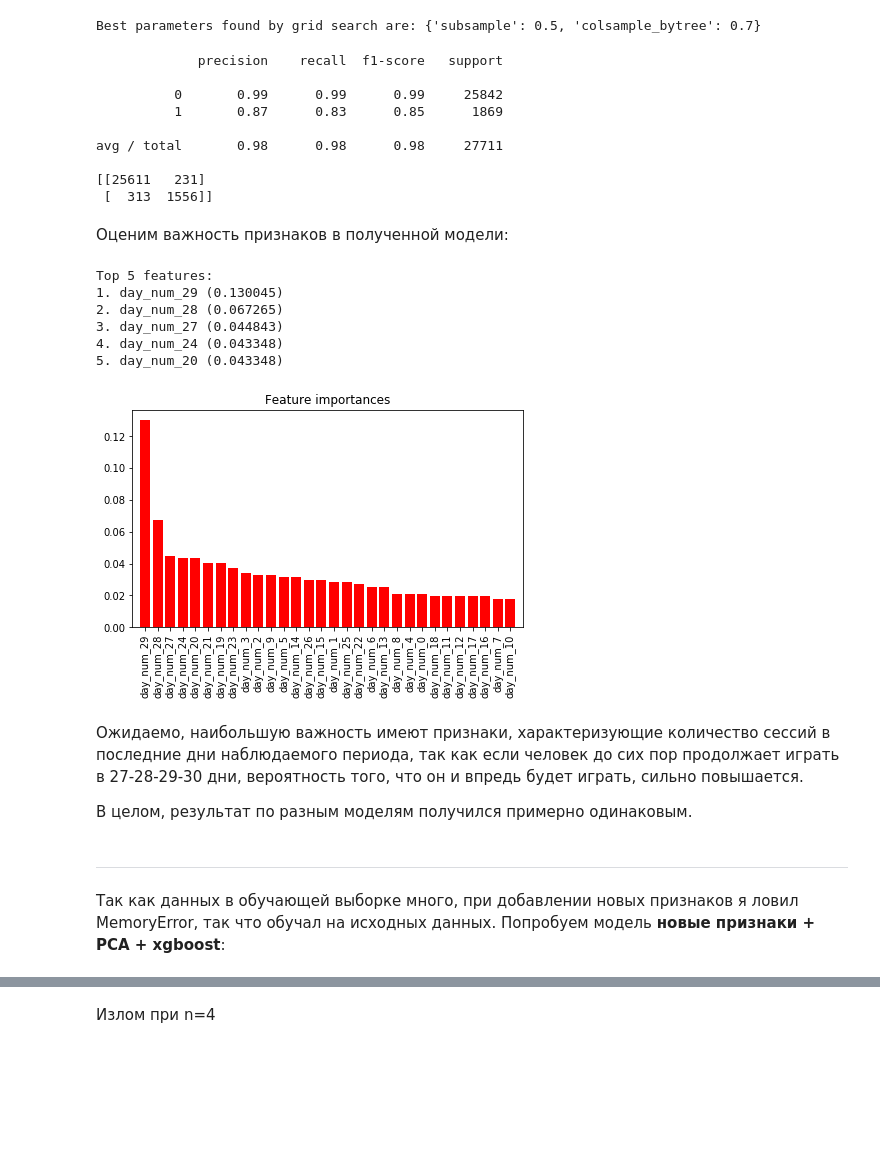
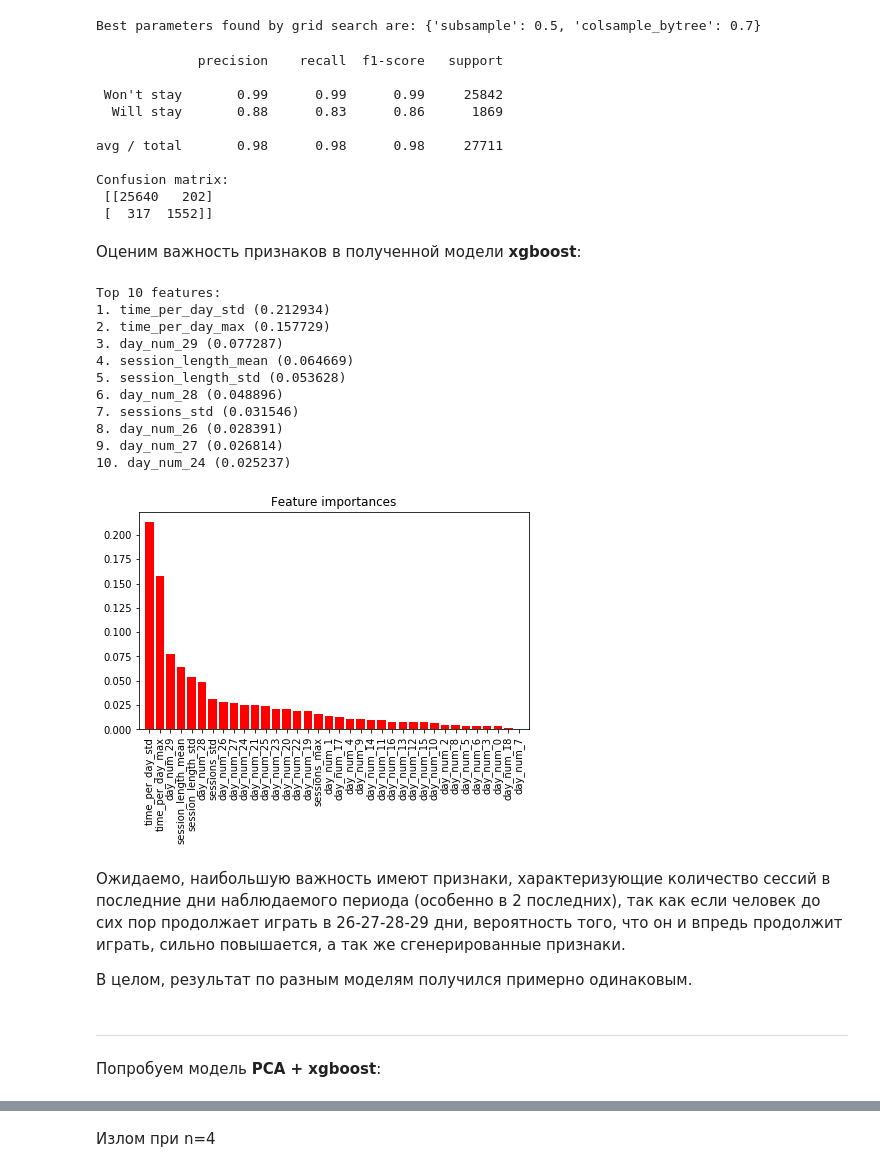
Before and after one commit to iagorshkov/Data_analysis_projects, a Jupyter notebook: Отчет.ipynb, the cells around one changed output, grey strips where cells are left out. Cells and saved outputs as stored; diff of their text form; code cells hidden in the pictures; blank space fills up the shorter version.

```diff
--- a/Отчет.ipynb
+++ b/Отчет.ipynb
@@ -178 +193,9 @@ classif_df = valid_players.drop(['y'], axis=1)
+# %%
+classif_df['sessions_std'] = classif_df[classif_df.columns[1:-2]].std(axis=1)
+classif_df['sessions_max'] = classif_df[classif_df.columns[1:-2]].max(axis=1)
+classif_df = classif_df.merge(data.groupby(['id'])[['session_length']].std().reset_index().rename(columns={'session_length':'session_length_std'}), on='id', how='left')
+classif_df = classif_df.merge(data.groupby(['id'])[['session_length']].mean().reset_index().rename(columns={'session_length':'session_length_mean'}), on='id', how='left')
+classif_df = classif_df.merge(data.groupby(['id', 'actdate'])[['session_length']].sum().reset_index().rename(columns={'session_length':'time_per_day_std'}).groupby('id')[['time_per_day_std']].std().reset_index(), on='id', how='left')
+classif_df = classif_df.merge(data.groupby(['id', 'actdate'])[['session_length']].sum().reset_index().rename(columns={'session_length':'time_per_day_max'}).groupby('id')[['time_per_day_max']].max().reset_index(), on='id', how='left')
+classif_df = classif_df.fillna(0)
 # %% [markdown]
@@ -180,9 +203,9 @@ classif_df = valid_players.drop(['y'], axis=1)
 # %%
-x_columns = classif_df.columns[1:-2].tolist()
+x_columns = classif_df.columns[1:31].tolist() + classif_df.columns[33:].tolist()
 X_train = classif_df[classif_df['first_appearance'] < '2017-03-30'][x_columns].values
-y_train = classif_df[classif_df['first_appearance'] < '2017-03-30'][classif_df.columns[-1]].values
+y_train = classif_df[classif_df['first_appearance'] < '2017-03-30'][classif_df.columns[32]].values
 X_test = classif_df[classif_df['first_appearance'] >= '2017-03-30'][x_columns].values
-y_test = classif_df[classif_df['first_appearance'] >= '2017-03-30'][classif_df.columns[-1]].values
+y_test = classif_df[classif_df['first_appearance'] >= '2017-03-30'][classif_df.columns[32]].values
 # %% [markdown]
 Обучим несколько моделей и сравним результаты. Сначала попробуем модели только на стандартных признаках:
 # %% [markdown]
@@ -323,46 +350,49 @@ cl = XGBClassifier(max_depth=3, min_child_weight=3, gamma=0.2, learning_rate=0.1
 cl.fit(X_train, y_train)
 pred = cl.predict(X_test)
 # %%
-print(classification_report(y_test, pred))
-print(confusion_matrix(y_test, pred))
+print(classification_report(y_test, pred, target_names=target_names))
+print('Confusion matrix:\n', confusion_matrix(y_test, pred))
 # %% [output]
              precision    recall  f1-score   support
 
-          0       0.99      0.99      0.99     25842
-          1       0.87      0.83      0.85      1869
+ Won't stay       0.99      0.99      0.99     25842
+  Will stay       0.88      0.83      0.86      1869
 
 avg / total       0.98      0.98      0.98     27711
 
-[[25611   231]
- [  313  1556]]
+Confusion matrix:
+ [[25640   202]
+ [  317  1552]]
 # %% [markdown]
-Оценим важность признаков в полученной модели:
+Оценим важность признаков в полученной модели **xgboost**:
 # %%
 importances = cl.feature_importances_
 indices = np.argsort(importances)[::-1]
-print("Top 5 features:")
-for f in range(5):
+print("Top 10 features:")
+for f in range(10):
     print("%d. %s (%f)" % (f + 1, x_columns[indices[f]], importances[indices[f]]))
 
 plt.figure(figsize=(7,4))
 plt.title("Feature importances")
 plt.bar(range(X_train.shape[1]), importances[indices],
        color="r", align="center")
 plt.xticks(range(X_train.shape[1]), np.array(x_columns)[indices], rotation=90)
 plt.xlim([-1, X_train.shape[1]])
 plt.show()
 # %% [output]
-Top 5 features:
-1. day_num_29 (0.130045)
-2. day_num_28 (0.067265)
-3. day_num_27 (0.044843)
-4. day_num_24 (0.043348)
-5. day_num_20 (0.043348)
+Top 10 features:
+1. time_per_day_std (0.212934)
+2. time_per_day_max (0.157729)
+3. day_num_29 (0.077287)
+4. session_length_mean (0.064669)
+5. session_length_std (0.053628)
+6. day_num_28 (0.048896)
+7. sessions_std (0.031546)
+8. day_num_26 (0.028391)
+9. day_num_27 (0.026814)
+10. day_num_24 (0.025237)
-[figure, old version]
+[figure, new version]
 # %% [markdown]
-Ожидаемо, наибольшую важность имеют признаки, характеризующие количество сессий в последние дни наблюдаемого периода, так как если человек до сих пор продолжает играть в 27-28-29-30 дни, вероятность того, что он и впредь будет играть, сильно повышается.
+Ожидаемо, наибольшую важность имеют признаки, характеризующие количество сессий в последние дни наблюдаемого периода (особенно в 2 последних), так как если человек до сих пор продолжает играть в 26-27-28-29 дни, вероятность того, что он и впредь продолжит играть, сильно повышается, а так же сгенерированные признаки.
 
 В целом, результат по разным моделям получился примерно одинаковым.
-# %% [markdown]
------------------------------------------------
-Так как данных в обучающей выборке много, при добавлении новых признаков я ловил MemoryError, так что обучал на исходных данных. Попробуем модель **новые признаки + PCA + xgboost**:
@@ -381,3 +399,6 @@ y_test = classif_df[classif_df['first_appearance'] >= '2017-03-30'][classif_df.c
+# %% [markdown]
+-----------------------------------------------
+Попробуем модель **PCA + xgboost**:
 # %%
 from sklearn.decomposition import PCA
 plt.figure(figsize=(15,7))
```
Also changed, not shown: parts of 54 cells of this notebook, 2 other files.
